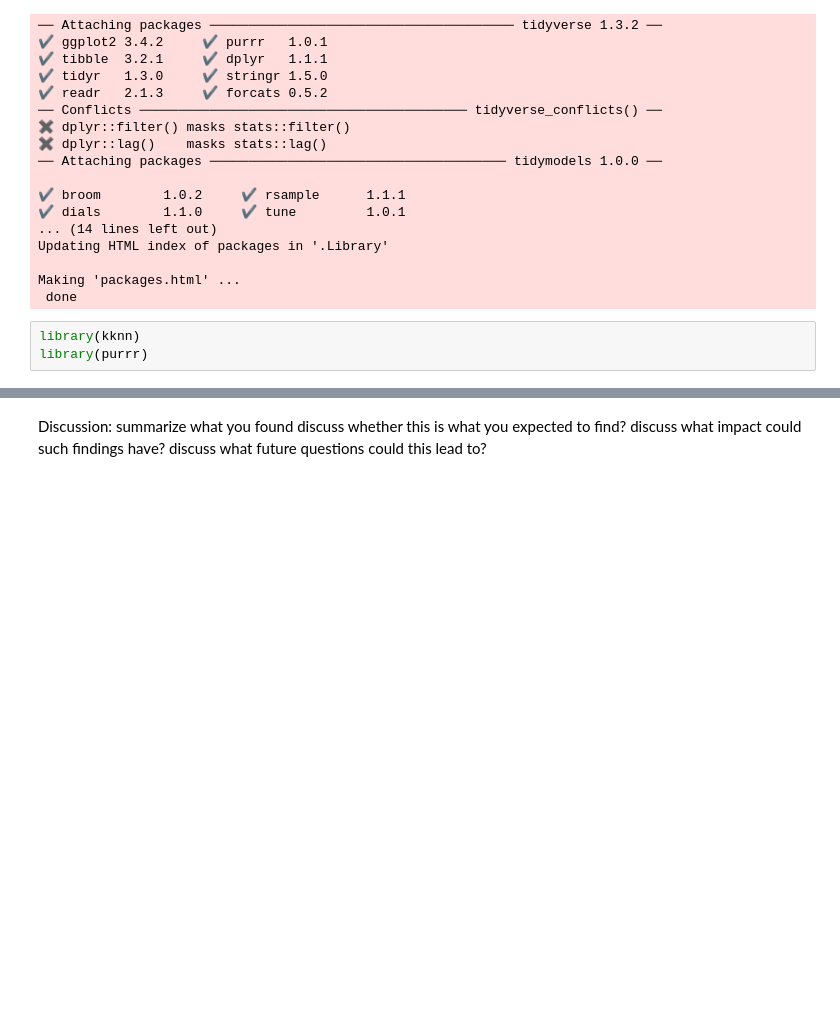
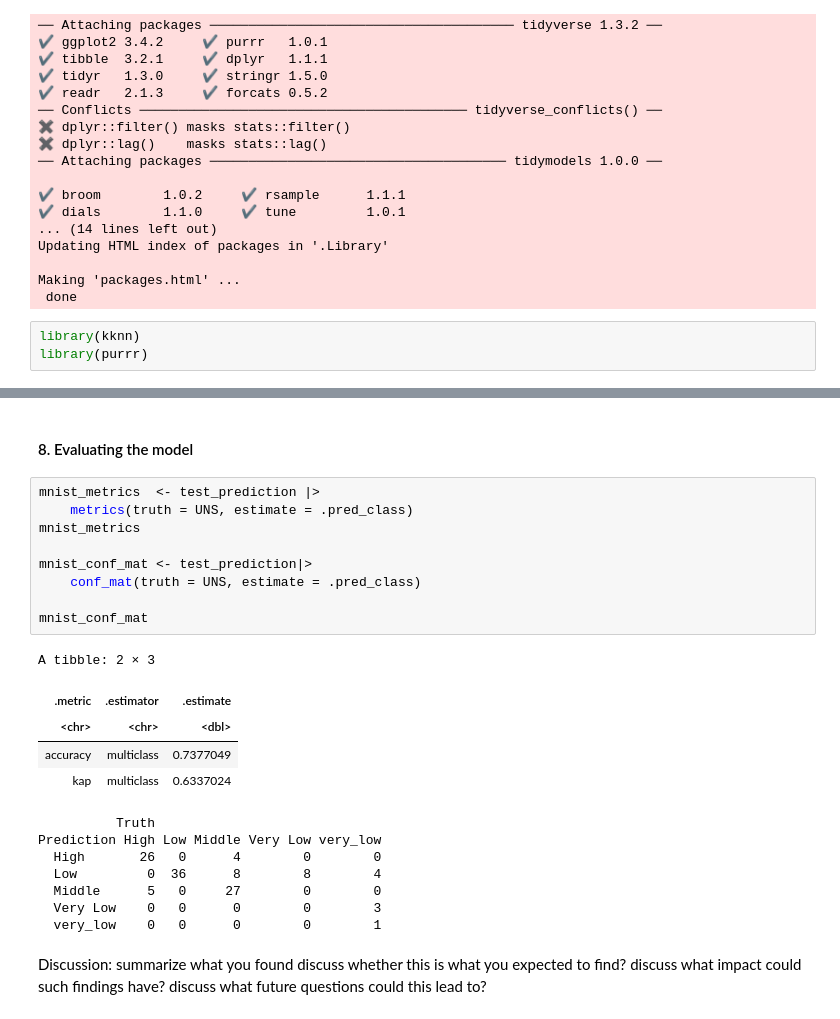
Before and after one commit to HeisSteve/-Students-Knowledge-Status-Classification-modeling-, a Jupyter notebook: Group_project_report.ipynb, the cells around one changed output, grey strips where cells are left out. Saved outputs shown, nothing was run; the diff lists cells and outputs as text; blank space fills up the shorter version.

```diff
--- a/Group_project_report.ipynb
+++ b/Group_project_report.ipynb
@@ -128,3 +158,27 @@ x Fold5: preprocessor 1/1, model 1/1 (predictions):
+# %% [markdown]
+#### 8. Evaluating the model
+# %%
+mnist_metrics  <- test_prediction |>
+    metrics(truth = UNS, estimate = .pred_class)
+mnist_metrics
+
+mnist_conf_mat <- test_prediction|>
+    conf_mat(truth = UNS, estimate = .pred_class)
+
+mnist_conf_mat
+# %% [output]
+A tibble: 2 × 3
+| .metric | .estimator | .estimate |
+| <chr> | <chr> | <dbl> |
+| accuracy | multiclass | 0.7377049 |
+| kap | multiclass | 0.6337024 |
+          Truth
+Prediction High Low Middle Very Low very_low
+  High       26   0      4        0        0
+  Low         0  36      8        8        4
+  Middle      5   0     27        0        0
+  Very Low    0   0      0        0        3
+  very_low    0   0      0        0        1
 # %% [markdown]
 Discussion:
 summarize what you found
```
Also changed, not shown: parts of 13 cells of this notebook.
